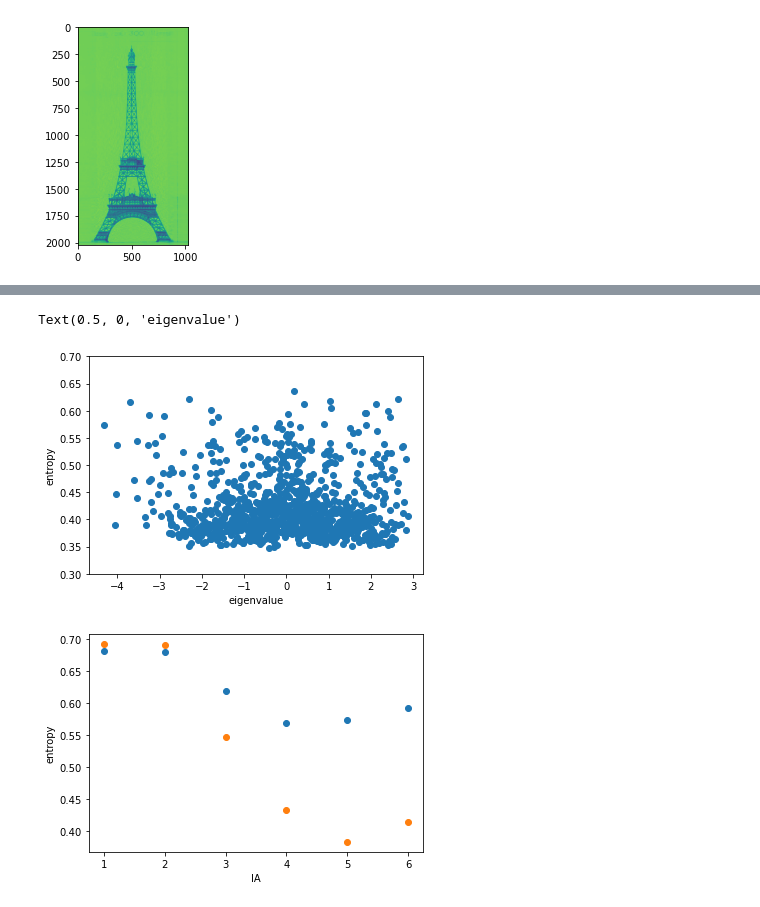
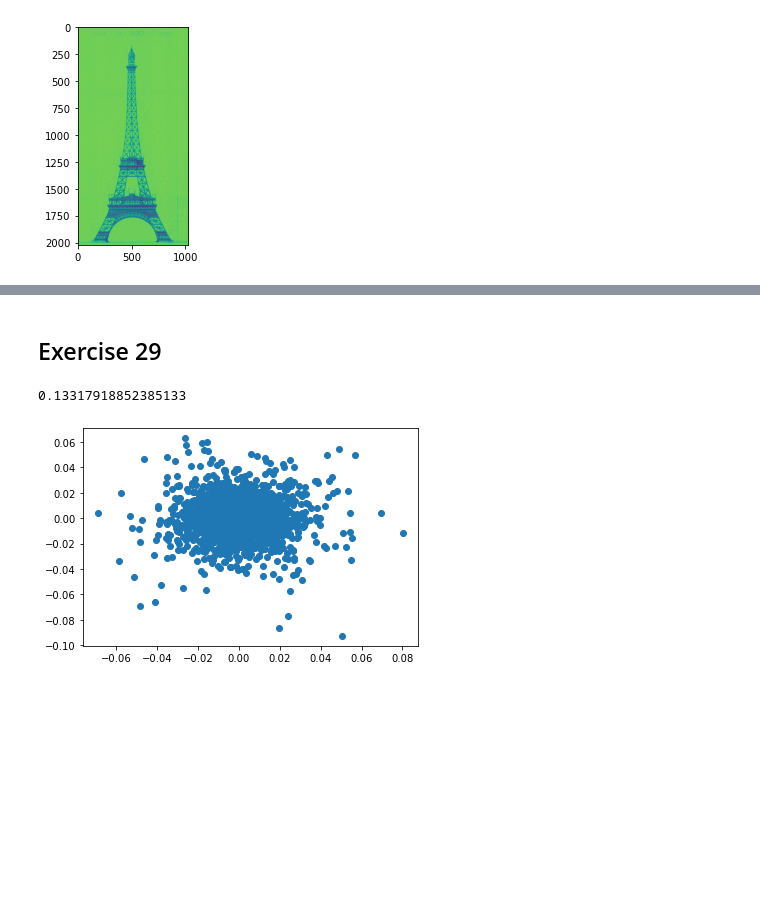
Before and after one commit to Leonhard-Moske/CMCMP, a Jupyter notebook: sheet10/physics767_sheet10_LeonhardMoske.ipynb, the cells around one changed output, grey strips where cells are left out. Cells and saved outputs as stored; diff of their text form; code cells hidden in the pictures; blank space fills up the shorter version.

```diff
--- a/sheet10/physics767_sheet10_LeonhardMoske.ipynb
+++ b/sheet10/physics767_sheet10_LeonhardMoske.ipynb
@@ -258,32 +54,46 @@ entro = np.array([entropy(eState, L/2, L/2) for eState in v])
-# %%
-import matplotlib.pyplot as plt
-
-plt.scatter(w, entro)
-plt.ylim((0.3,0.7))
-plt.ylabel("entropy")
-plt.xlabel("eigenvalue")
-plt.show()
-# %% [output]
-Text(0.5, 0, 'eigenvalue')
-[figure, removed]
-# %%
-lowestEv = v[np.argmin(w)]
-
-minEntro = []
-zeroEntro = []
-
-zeroEv = v[np.argmin(np.absolute(w))] #nice trick to get index of closest value
-
-for i in range(1,int(L)):
-    minEntro.append(entropy(lowestEv,i,L-i))
-    zeroEntro.append(entropy(zeroEv, i, L-i))
-
-xrange = [i for i in range(1,int(L))]
-
-plt.scatter(xrange, minEntro)
-plt.scatter(xrange, zeroEntro)
-plt.xlabel("lA")
-plt.ylabel("entropy")
-plt.show()
-# %% [output]
-[figure, removed]
+# %% [markdown]
+## Exercise 29
+# %%
+import numpy as np
+
+def singularVD(state, LA, LB):
+        U ,S, V = np.linalg.svd(np.reshape(state, (2**int(LA), 2**int(LB))))
+        return entropy(S)
+
+
+
+# have to normalize wavefunctions
+
+def entropy(eig):
+    eig = eig[eig > 1.e-30]
+    return -np.sum(eig**2 * np.log(eig**2))
+
+def genC(L,chi):
+        tensors = []
+
+        tensors.append(np.random.normal(0,1,(2,chi)) * np.exp(1j*np.random.uniform(0,2*np.pi, (2,chi))))
+
+        for i in range(L-2):
+                tensors.append(np.random.normal(0,1,(2,chi,chi))* np.exp(1j*np.random.uniform(0,2*np.pi, (2,chi, chi))))
+
+        tensors.append(np.random.normal(0,1,(2,chi))* np.exp(1j*np.random.uniform(0,2*np.pi, (2,chi))))
+
+        c = tensors[0]
+
+        for i in range(0,L -1):
+                c = np.tensordot(c,tensors[i + 1], axes= [i + 1,1])
+
+        return np.reshape(c, 2**L)
+# %%
+L = 12
+chi = 6
+coef = genC(L,chi)
+cNorm = coef/np.linalg.norm(coef)
+
+import matplotlib.pyplot as plt
+plt.scatter(np.real(coef/np.linalg.norm(coef)),np.imag(coef/np.linalg.norm(coef)))
+
+print(entropy(singularVD(cNorm, L/2,L/2)))
+# %% [output]
+0.13317918852385133
+[figure, added]
```
Also changed, not shown: parts of 10 cells of this notebook.
